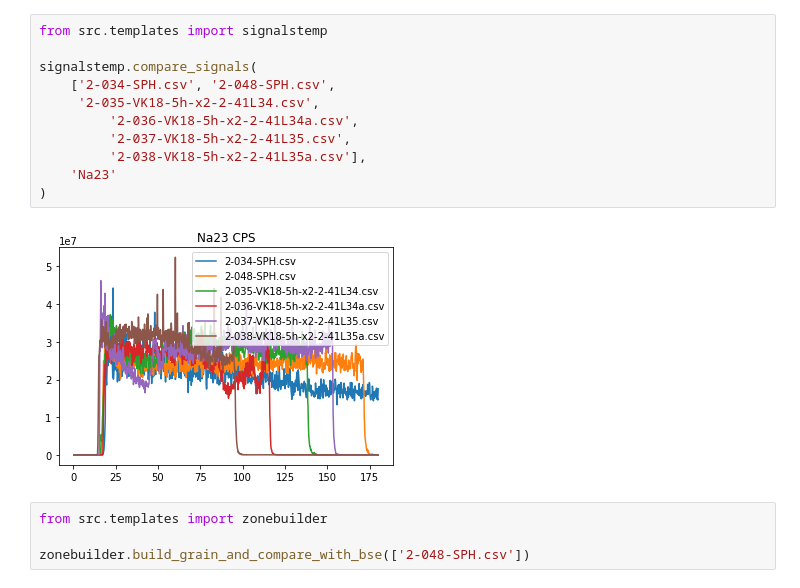
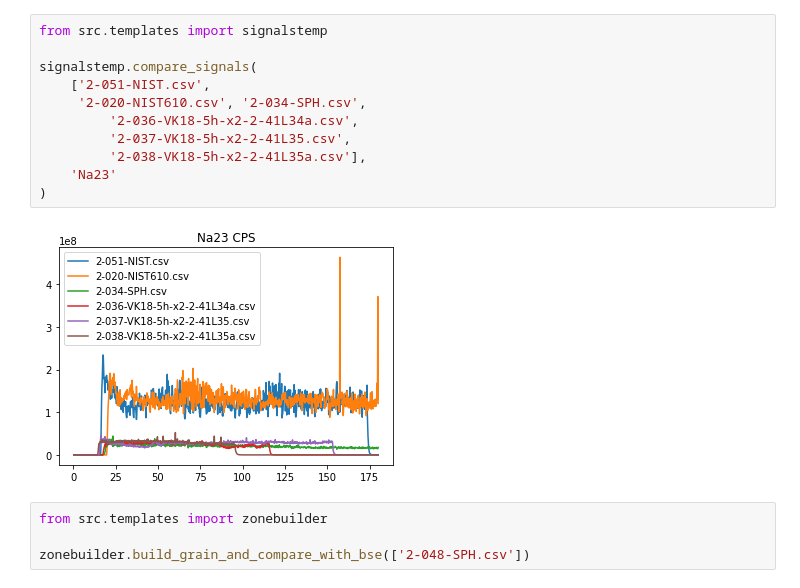
Before and after one commit to kulakovri/kiel-signals, a Jupyter notebook: exec.ipynb, the cells around one changed output. Drawn from its saved outputs; the diff is of its cells as text.

```diff
--- a/exec.ipynb
+++ b/exec.ipynb
@@ -1,16 +1,16 @@
 # %%
 from src.templates import signalstemp
 
 signalstemp.compare_signals(
-    ['2-034-SPH.csv', '2-048-SPH.csv',
-     '2-035-VK18-5h-x2-2-41L34.csv',
+    ['2-051-NIST.csv',
+     '2-020-NIST610.csv', '2-034-SPH.csv',
          '2-036-VK18-5h-x2-2-41L34a.csv',
          '2-037-VK18-5h-x2-2-41L35.csv',
          '2-038-VK18-5h-x2-2-41L35a.csv'],
     'Na23'
 )
 # %% [output]
-[figure, old version]
+[figure, new version]
 # %%
 from src.templates import zonebuilder
 
```
Also changed, not shown: 2 other files.
